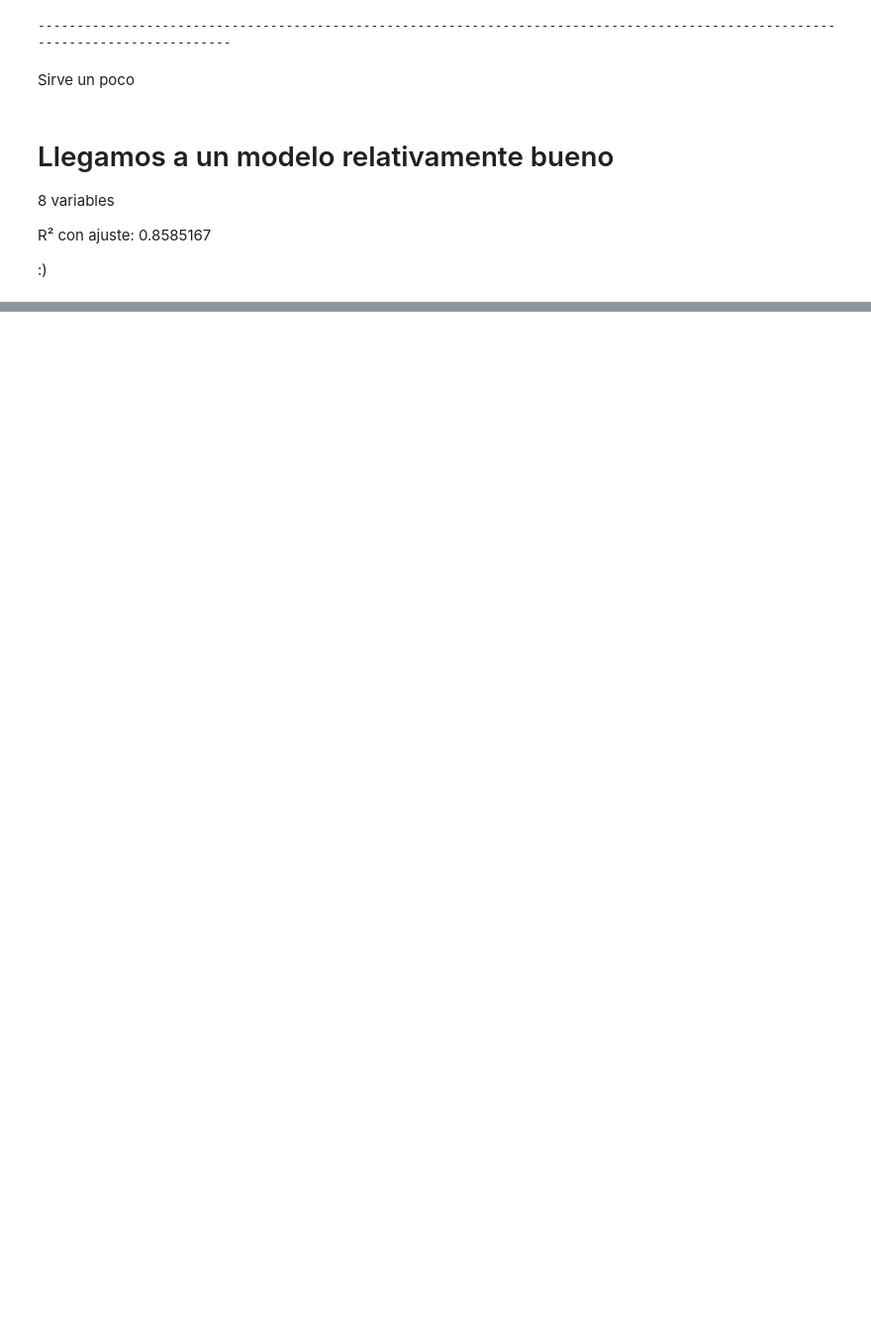
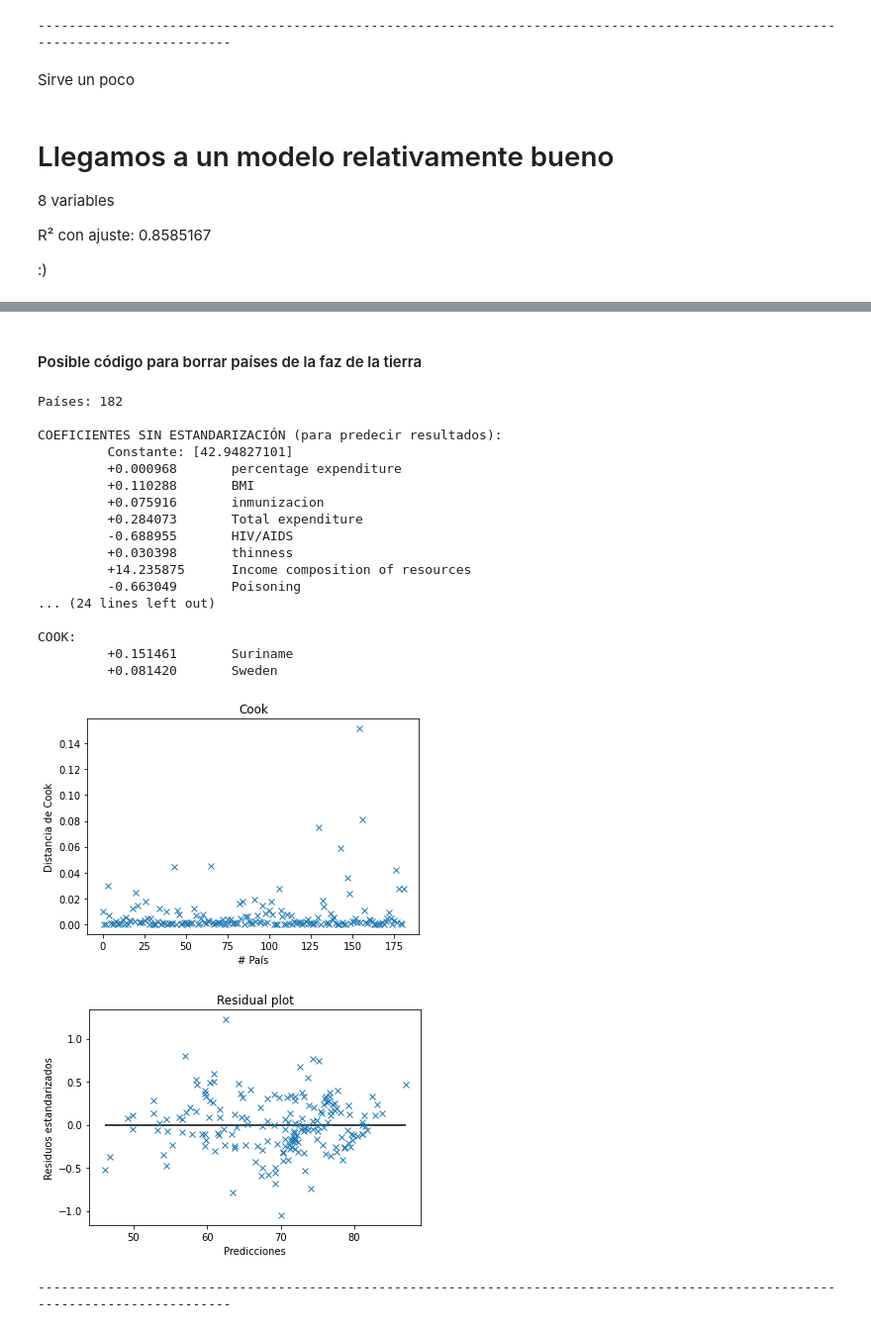
Before and after one commit to facutotaro/metnum-tp3, a Jupyter notebook: cml-y-modelado/notebooks/analisis_chido.ipynb, the cells around one changed output, grey strips where cells are left out. Shown at 99% size. Cells and saved outputs as stored; diff of their text form; code cells hidden in the pictures; blank space fills up the shorter version.

Commit message:
Agrego distancia de Cook

```diff
--- a/cml-y-modelado/notebooks/analisis_chido.ipynb
+++ b/cml-y-modelado/notebooks/analisis_chido.ipynb
@@ -372,0 +976,30 @@ R² con ajuste: 0.8585167
+# %% [markdown]
+#### Posible código para borrar países de la faz de la tierra
+# %%
+datos_cortados = datos_con_medianas_segregadas.copy()
+# %%
+index = datos_cortados[datos_cortados['Country'] == "Sierra Leone"].index
+datos_cortados.drop(index, inplace=True)
+# %%
+analisis(datos_cortados, ['percentage expenditure', 'BMI', 'inmunizacion', 'Total expenditure', 'HIV/AIDS', 'thinness', 'Income composition of resources', 'Poisoning'], 'Life expectancy')
+# %% [output]
+Países: 182
+
+COEFICIENTES SIN ESTANDARIZACIÓN (para predecir resultados):
+         Constante: [42.94827101]
+         +0.000968       percentage expenditure
+         +0.110288       BMI
+         +0.075916       inmunizacion
+         +0.284073       Total expenditure
+         -0.688955       HIV/AIDS
+         +0.030398       thinness
+         +14.235875      Income composition of resources
+         -0.663049       Poisoning
+... (24 lines left out)
+
+COOK:
+         +0.151461       Suriname
+         +0.081420       Sweden
+[figure, added]
+[figure, added]
+--------------------------------------------------------------------------------------------------------------------------------
```
Also changed, not shown: parts of 30 cells of this notebook.
